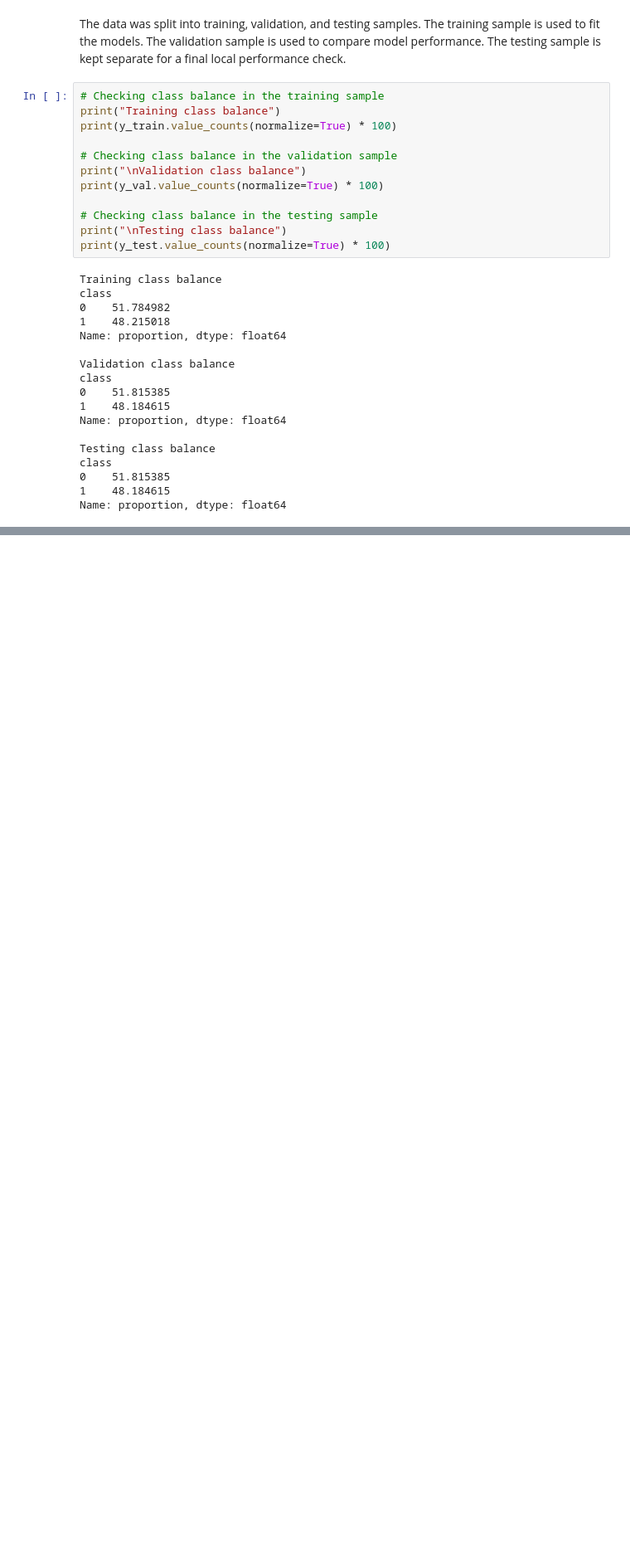
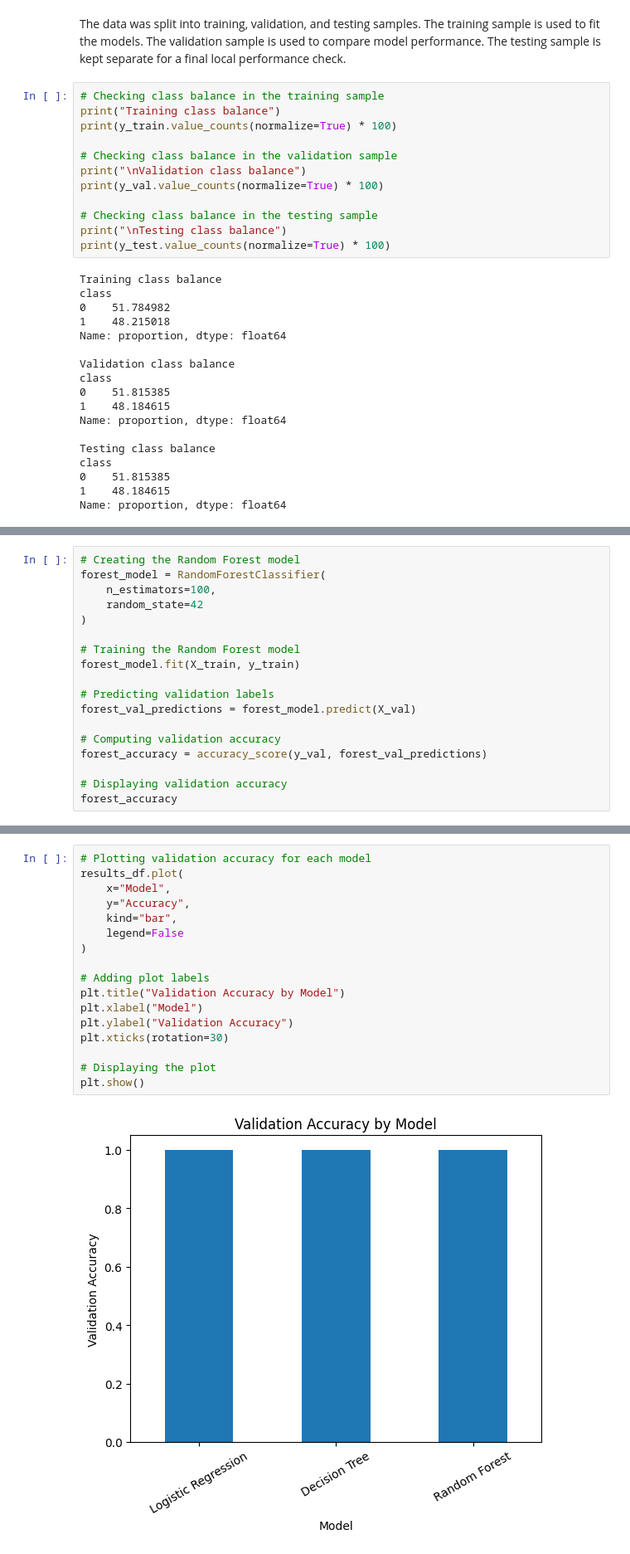
Before and after one commit to samip-bajgai/data3402.finalproject, a Jupyter notebook: notebooks/mushroom_classification_project.ipynb, the cells around one changed output, grey strips where cells are left out. Shown at 83% size. Drawn from its saved outputs; the diff is of its cells as text; blank space fills up the shorter version.

```diff
--- a/notebooks/mushroom_classification_project.ipynb
+++ b/notebooks/mushroom_classification_project.ipynb
@@ -476,0 +656,18 @@ Name: proportion, dtype: float64
+# %%
+# Creating the Random Forest model
+forest_model = RandomForestClassifier(
+    n_estimators=100,
+    random_state=42
+)
+
+# Training the Random Forest model
+forest_model.fit(X_train, y_train)
+
+# Predicting validation labels
+forest_val_predictions = forest_model.predict(X_val)
+
+# Computing validation accuracy
+forest_accuracy = accuracy_score(y_val, forest_val_predictions)
+
+# Displaying validation accuracy
+forest_accuracy
@@ -476,0 +731,19 @@ Name: proportion, dtype: float64
+# %%
+# Plotting validation accuracy for each model
+results_df.plot(
+    x="Model",
+    y="Accuracy",
+    kind="bar",
+    legend=False
+)
+
+# Adding plot labels
+plt.title("Validation Accuracy by Model")
+plt.xlabel("Model")
+plt.ylabel("Validation Accuracy")
+plt.xticks(rotation=30)
+
+# Displaying the plot
+plt.show()
+# %% [output]
+[figure, added]
```
Also changed, not shown: parts of 27 cells of this notebook.
